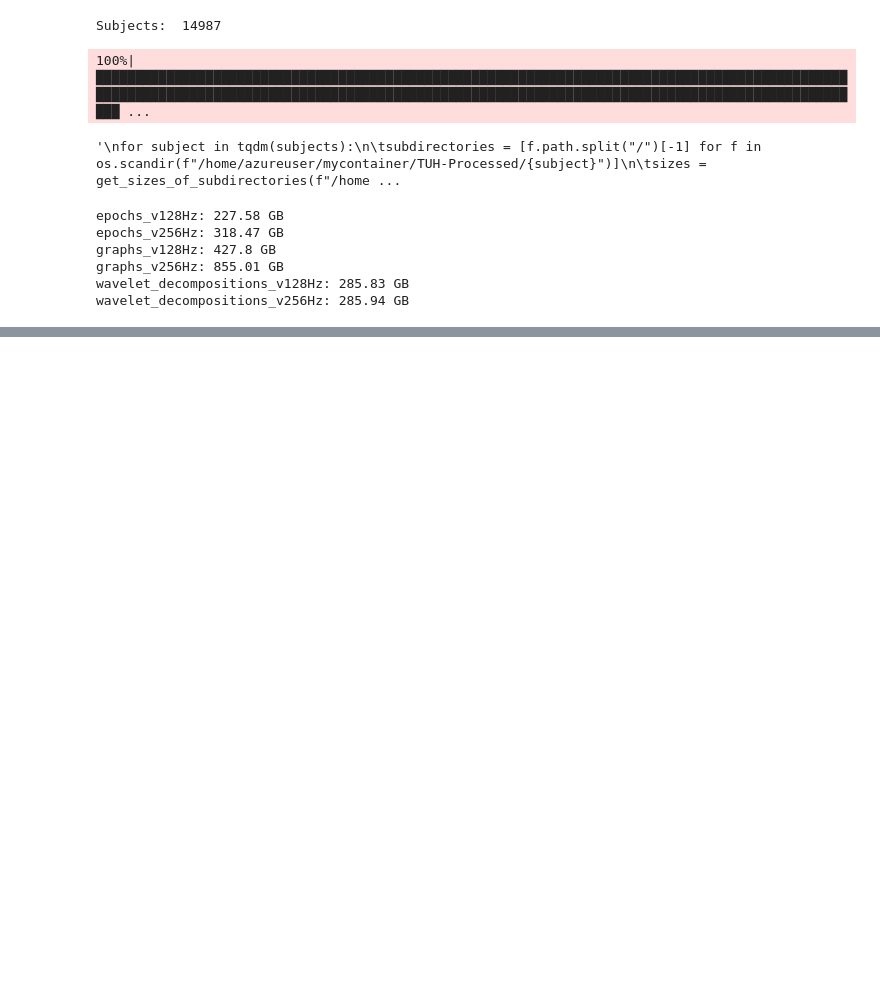
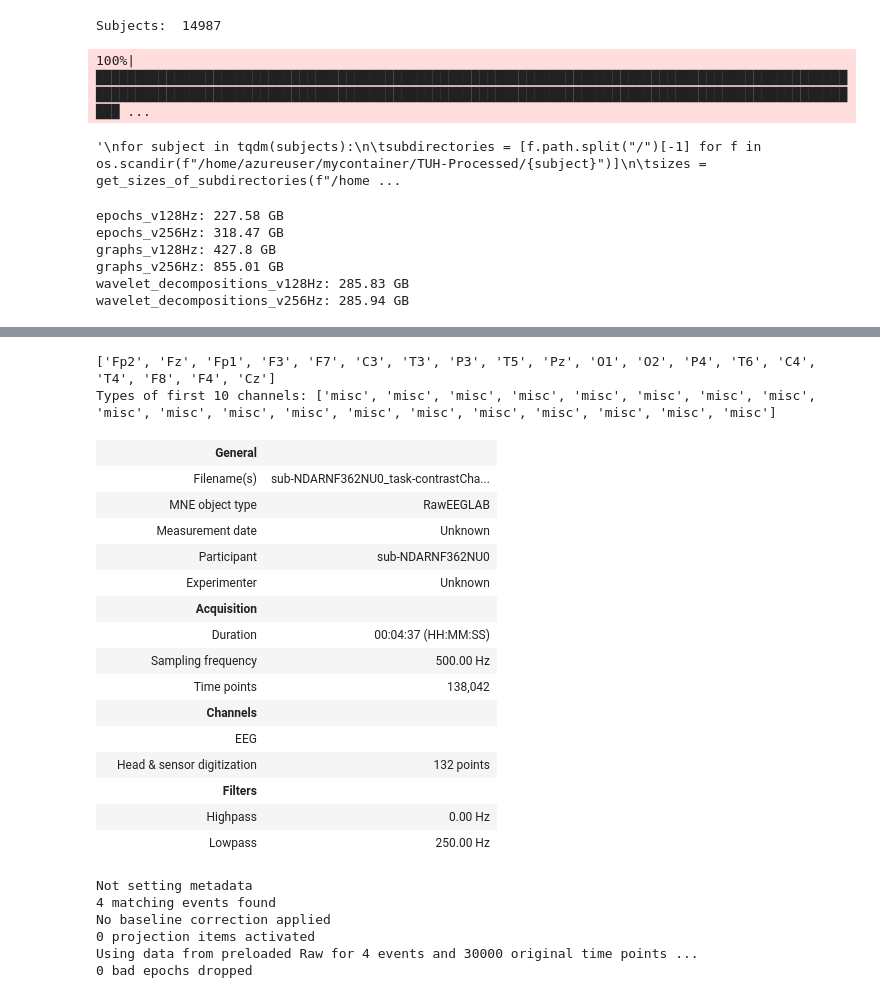
Before and after one commit to MatthewChen37/EEG-Foundation-Model, a Jupyter notebook: playground.ipynb, the cells around one changed output, grey strips where cells are left out. Cells and saved outputs as stored; diff of their text form; code cells hidden in the pictures; blank space fills up the shorter version.

Commit message:
Fix preprocessing of HBN

```diff
--- a/playground.ipynb
+++ b/playground.ipynb
@@ -1879,0 +1976,37 @@ wavelet_decompositions_v256Hz: 285.94 GB
+# %%
+# Get types for a list of channels
+print(raw.info['ch_names'])
+channel_types = [mne.channel_type(raw.info, i) for i in range(19)]
+print(f"Types of first 10 channels: {channel_types}")
+# %% [output]
+['Fp2', 'Fz', 'Fp1', 'F3', 'F7', 'C3', 'T3', 'P3', 'T5', 'Pz', 'O1', 'O2', 'P4', 'T6', 'C4', 'T4', 'F8', 'F4', 'Cz']
+Types of first 10 channels: ['misc', 'misc', 'misc', 'misc', 'misc', 'misc', 'misc', 'misc', 'misc', 'misc', 'misc', 'misc', 'misc', 'misc', 'misc', 'misc', 'misc', 'misc', 'misc']
+# %%
+raw.set_channel_types({ch: 'eeg' for ch in raw.ch_names})
+# %% [output]
+|  | General |  |
+|  | Filename(s) | sub-NDARNF362NU0_task-contrastCha... |
+|  | MNE object type | RawEEGLAB |
+|  | Measurement date | Unknown |
+|  | Participant | sub-NDARNF362NU0 |
+|  | Experimenter | Unknown |
+|  | Acquisition |  |
+|  | Duration | 00:04:37 (HH:MM:SS) |
+|  | Sampling frequency | 500.00 Hz |
+|  | Time points | 138,042 |
+|  | Channels |  |
+|  | EEG |  |
+|  | Head & sensor digitization | 132 points |
+|  | Filters |  |
+|  | Highpass | 0.00 Hz |
+|  | Lowpass | 250.00 Hz |
+# %%
+from Preprocessing.preprocessingPipeline import simplePipeline
+epochs = simplePipeline(raw, sample_rate=128, low_pass=75)
+# %% [output]
+Not setting metadata
+4 matching events found
+No baseline correction applied
+0 projection items activated
+Using data from preloaded Raw for 4 events and 30000 original time points ...
+0 bad epochs dropped
```
Also changed, not shown: parts of 4 cells of this notebook, 2 other files.
